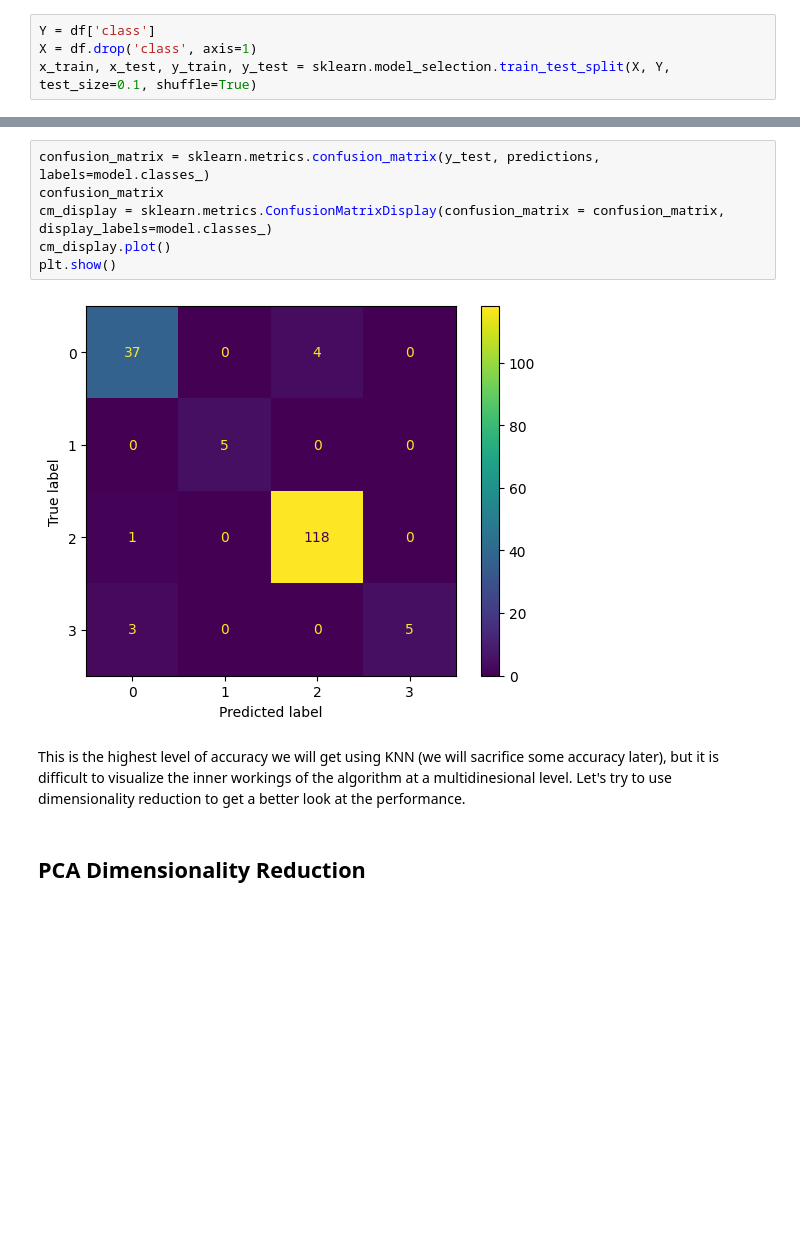
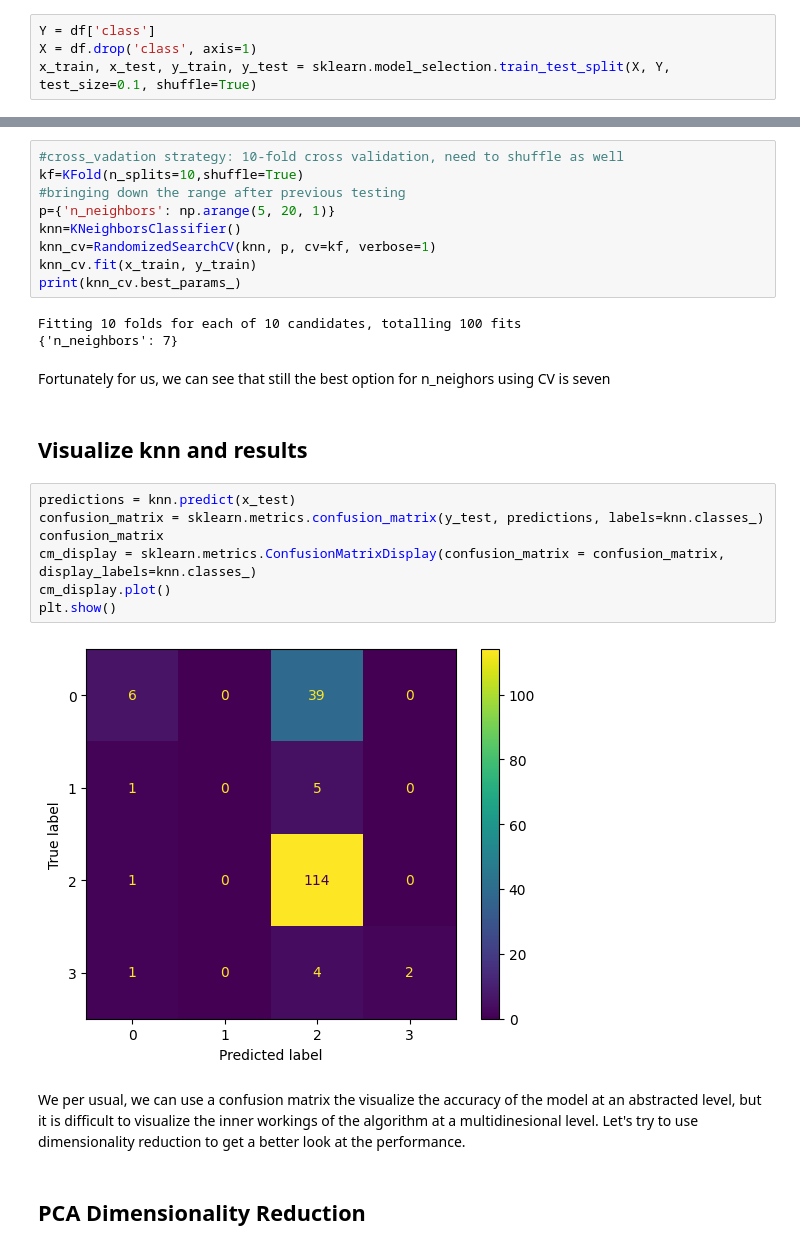
Before and after one commit to aidanobrien5599/CarDataKNN, a Jupyter notebook: analysis.ipynb, the cells around one changed output, grey strips where cells are left out. Cells and saved outputs as stored; diff of their text form; blank space fills up the shorter version.

```diff
--- a/analysis.ipynb
+++ b/analysis.ipynb
@@ -61,13 +81,30 @@ acc
+# %%
+#cross_vadation strategy: 10-fold cross validation, need to shuffle as well
+kf=KFold(n_splits=10,shuffle=True)
+#bringing down the range after previous testing
+p={'n_neighbors': np.arange(5, 20, 1)}
+knn=KNeighborsClassifier()
+knn_cv=RandomizedSearchCV(knn, p, cv=kf, verbose=1)
+knn_cv.fit(x_train, y_train)
+print(knn_cv.best_params_)
+# %% [output]
+Fitting 10 folds for each of 10 candidates, totalling 100 fits
+{'n_neighbors': 7}
+# %% [markdown]
+Fortunately for us, we can see that still the best option for n_neighors using CV is seven
+# %% [markdown]
+## Visualize knn and results
 # %%
-confusion_matrix = sklearn.metrics.confusion_matrix(y_test, predictions, labels=model.classes_)
+predictions = knn.predict(x_test)
+confusion_matrix = sklearn.metrics.confusion_matrix(y_test, predictions, labels=knn.classes_)
 confusion_matrix
-cm_display = sklearn.metrics.ConfusionMatrixDisplay(confusion_matrix = confusion_matrix, display_labels=model.classes_)
+cm_display = sklearn.metrics.ConfusionMatrixDisplay(confusion_matrix = confusion_matrix, display_labels=knn.classes_)
 cm_display.plot()
 plt.show()
 # %% [output]
-[figure, old version]
+[figure, new version]
 # %% [markdown]
-This is the highest level of accuracy we will get using KNN (we will sacrifice some accuracy later), but it is difficult to visualize the inner workings of the algorithm at a multidinesional level. Let's try to use dimensionality reduction to get a better look at the performance.
+We per usual, we can use a confusion matrix the visualize the accuracy of the model at an abstracted level, but it is difficult to visualize the inner workings of the algorithm at a multidinesional level. Let's try to use dimensionality reduction to get a better look at the performance.
 # %% [markdown]
 ## PCA Dimensionality Reduction
 # %%
```
Also changed, not shown: parts of 8 cells of this notebook.
